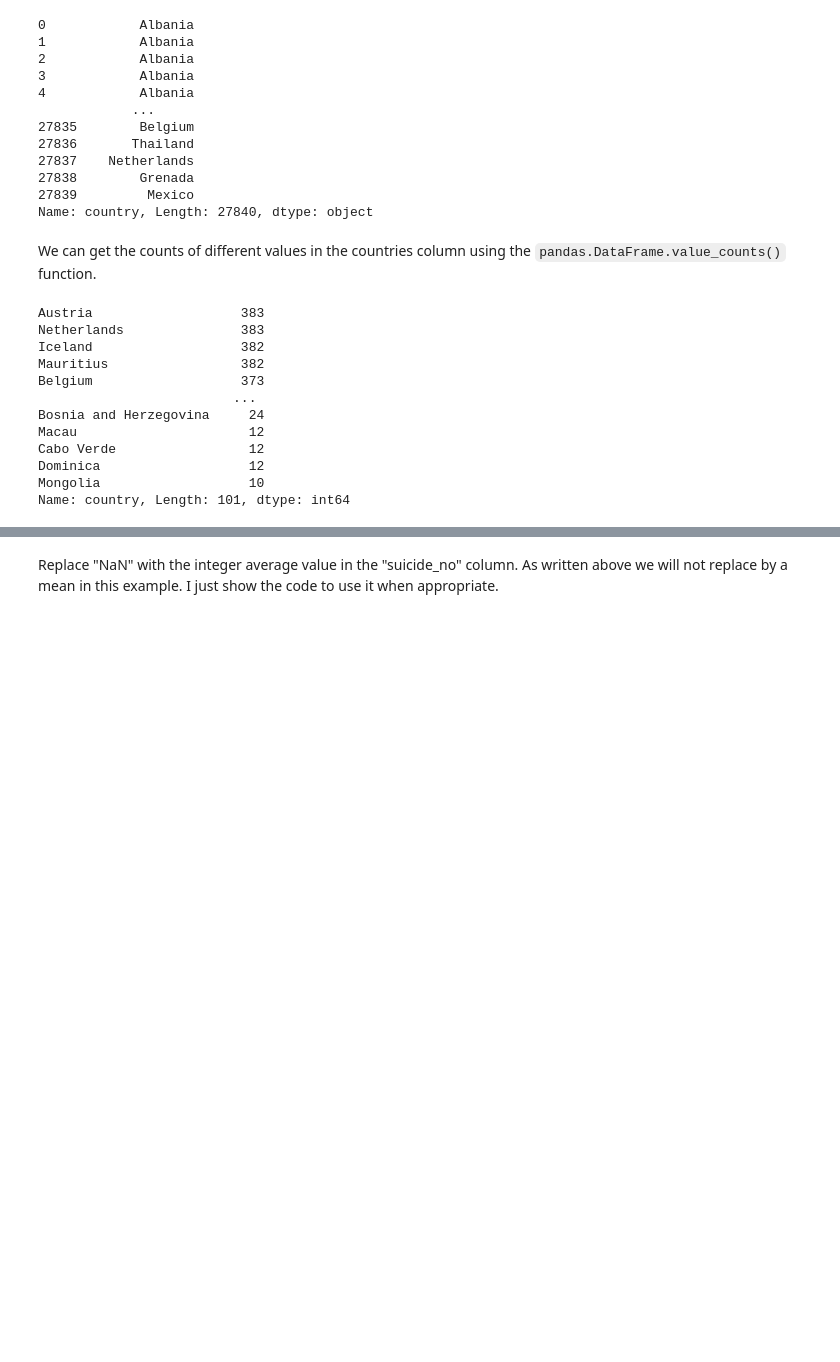
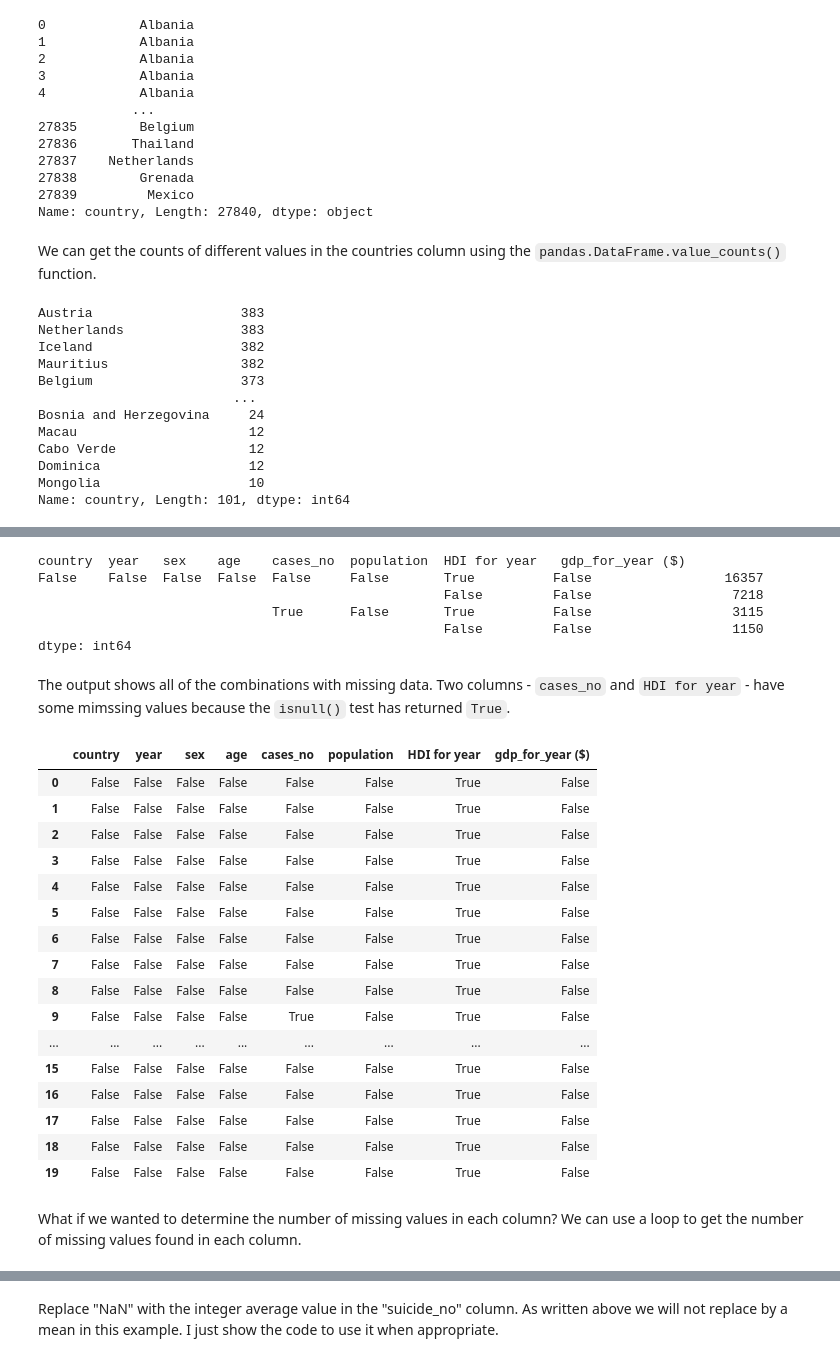
Before and after one commit to catriiona/TeamCoders_Event_Based_Model, a Jupyter notebook: Data_Cleaning_And_Wrangling/Data_Wrangling_WHO.ipynb, the cells around one changed output, grey strips where cells are left out. Saved outputs shown, nothing was run; the diff lists cells and outputs as text; code cells hidden in the pictures; blank space fills up the shorter version.

```diff
--- a/Data_Cleaning_And_Wrangling/Data_Wrangling_WHO.ipynb
+++ b/Data_Cleaning_And_Wrangling/Data_Wrangling_WHO.ipynb
@@ -531,0 +305,34 @@ print ("Average suicides integer:", int(avg_suicide_no))
+# %%
+df_raw.isnull().value_counts() # Indicates with True that there are Nulls and counts the values that are numbers
+# %% [output]
+country  year   sex    age    cases_no  population  HDI for year   gdp_for_year ($)
+False    False  False  False  False     False       True          False                 16357
+                                                    False         False                  7218
+                              True      False       True          False                  3115
+                                                    False         False                  1150
+dtype: int64
+# %% [markdown]
+The output shows all of the combinations with missing data. Two columns - `cases_no` and `HDI for year` - have some mimssing values because the `isnull()` test has returned `True`.
+# %%
+missing_data = df_raw.isnull() # find data that are null and return 'True' if is null and 'False' if it is not
+missing_data.head(20)
+# %% [output]
+|  | country | year | sex | age | cases_no | population | HDI for year | gdp_for_year ($) |
+| 0 | False | False | False | False | False | False | True | False |
+| 1 | False | False | False | False | False | False | True | False |
+| 2 | False | False | False | False | False | False | True | False |
+| 3 | False | False | False | False | False | False | True | False |
+| 4 | False | False | False | False | False | False | True | False |
+| 5 | False | False | False | False | False | False | True | False |
+| 6 | False | False | False | False | False | False | True | False |
+| 7 | False | False | False | False | False | False | True | False |
+| 8 | False | False | False | False | False | False | True | False |
+| 9 | False | False | False | False | True | False | True | False |
+| ... | ... | ... | ... | ... | ... | ... | ... | ... |
+| 15 | False | False | False | False | False | False | True | False |
+| 16 | False | False | False | False | False | False | True | False |
+| 17 | False | False | False | False | False | False | True | False |
+| 18 | False | False | False | False | False | False | True | False |
+| 19 | False | False | False | False | False | False | True | False |
+# %% [markdown]
+What if we wanted to determine the number of missing values in each column? We can use a loop to get the number of missing values found in each column.
```
Also changed, not shown: parts of 136 cells of this notebook.
